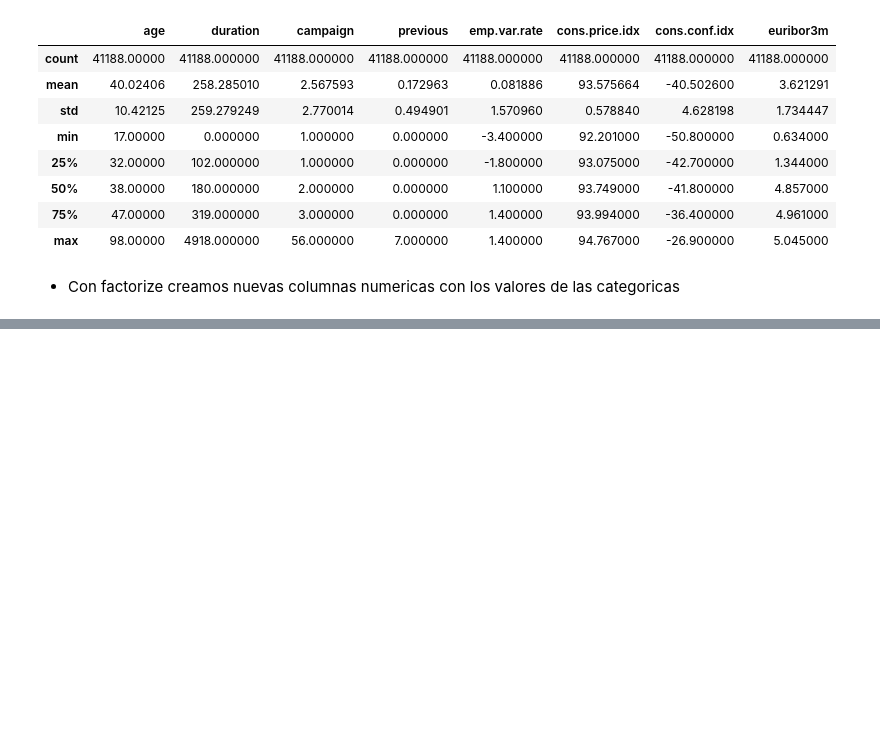
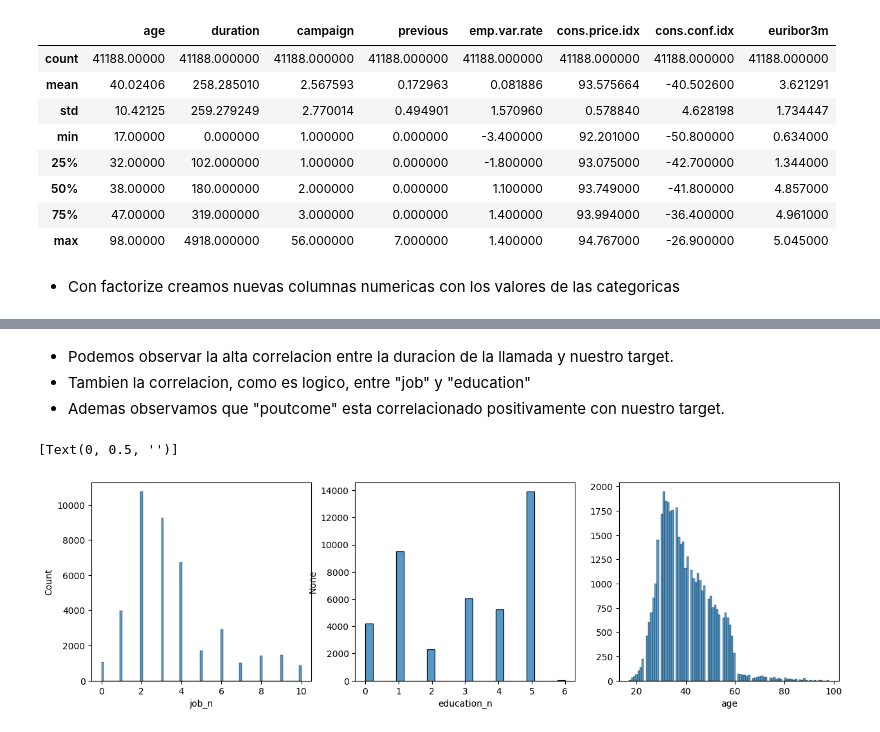
Before and after one commit to 4GeeksAcademy/Emiliano0041-IntroML, a Jupyter notebook: src/01-logistic-regression.ipynb, the cells around one changed output, grey strips where cells are left out. Cells and saved outputs as stored; diff of their text form; code cells hidden in the pictures; blank space fills up the shorter version.

```diff
--- a/src/01-logistic-regression.ipynb
+++ b/src/01-logistic-regression.ipynb
@@ -172,0 +175,14 @@ sns.heatmap(df[["y_n", "marital_n", "job_n", "age", "default_n", "loan_n", "dura
+# %% [markdown]
+- Podemos observar la alta correlacion entre la duracion de la llamada y nuestro target.
+- Tambien la correlacion, como es logico, entre "job" y "education"
+- Ademas observamos que "poutcome" esta correlacionado positivamente con nuestro target.
+# %%
+fig, axis = plt.subplots(1, 3, figsize = (15, 4))
+
+
+sns.histplot(ax=axis[0], data=df, x="job_n")
+sns.histplot(ax=axis[1], data=df, x="education_n").set(ylabel="None")
+sns.histplot(ax=axis[2], data=df, x="age").set(ylabel=None)
+# %% [output]
+[Text(0, 0.5, '')]
+[figure, added]
```
Also changed, not shown: parts of 31 cells of this notebook.
